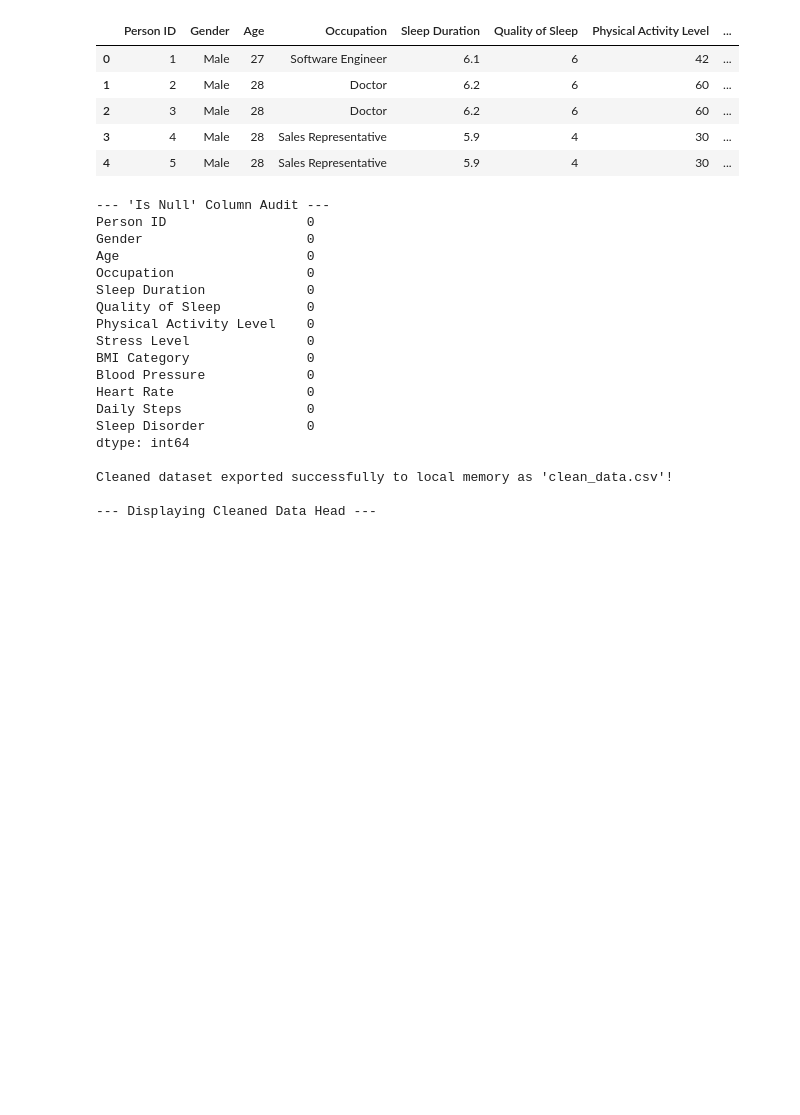
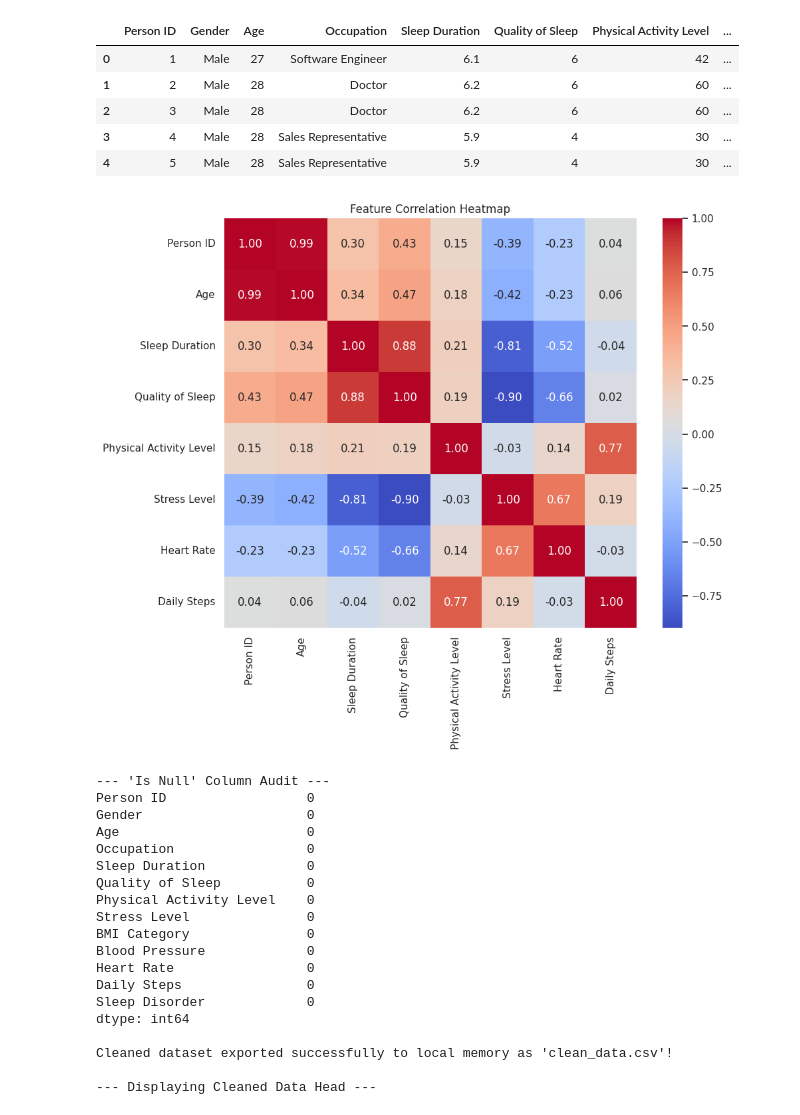
Before and after one commit to MaryumHayat/Internship, a Jupyter notebook: Colab.ipynb, the cells around one changed output. Saved outputs shown, nothing was run; the diff lists cells and outputs as text; code cells hidden in the pictures; blank space fills up the shorter version.

```diff
--- a/Colab.ipynb
+++ b/Colab.ipynb
@@ -31,6 +31,25 @@ Shape of the dataset: (374, 13)
 | 2 | 3 | Male | 28 | Doctor | 6.2 | 6 | 60 | ... |
 | 3 | 4 | Male | 28 | Sales Representative | 5.9 | 4 | 30 | ... |
 | 4 | 5 | Male | 28 | Sales Representative | 5.9 | 4 | 30 | ... |
+# %%
+import pandas as pd
+import numpy as np
+import matplotlib.pyplot as plt
+import seaborn as sns
+from sklearn.model_selection import train_test_split, GridSearchCV
+from sklearn.ensemble import GradientBoostingClassifier, RandomForestClassifier
+from sklearn.linear_model import LogisticRegression
+from sklearn.preprocessing import LabelEncoder
+from sklearn.metrics import classification_report, accuracy_score, f1_score
+
+# --- STAGE 1: EDA (NEW) ---
+# Assuming 'df' is loaded
+plt.figure(figsize=(10, 8))
+sns.heatmap(df.select_dtypes(include=[np.number]).corr(), annot=True, cmap='coolwarm', fmt=".2f")
+plt.title("Feature Correlation Heatmap")
+plt.show()
+# %% [output]
+[figure, added]
 # %%
 # STAGE 3: Data Preparation, Cleaning, & Local Storage
 import os
```
Also changed, not shown: parts of 4 cells of this notebook.
